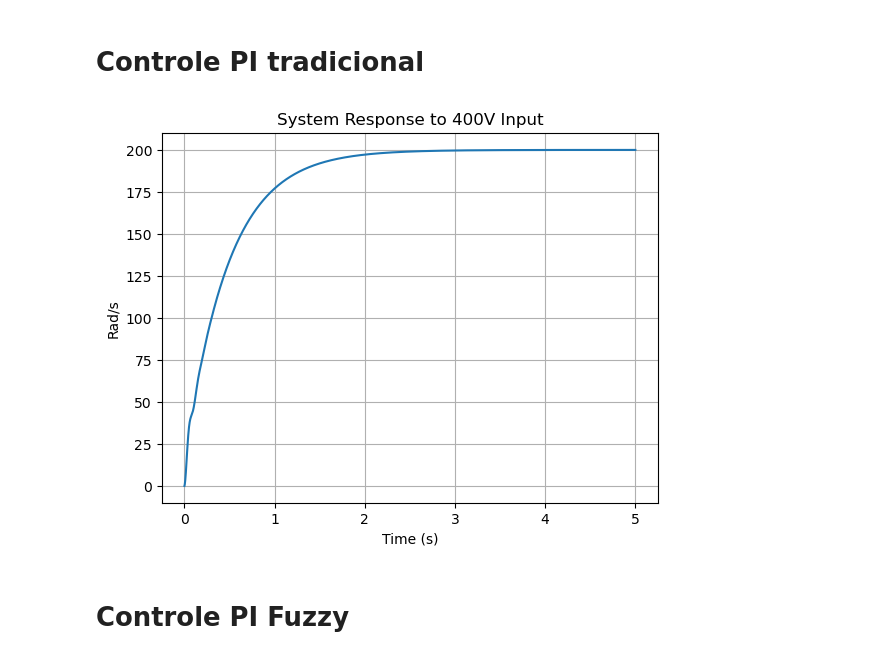
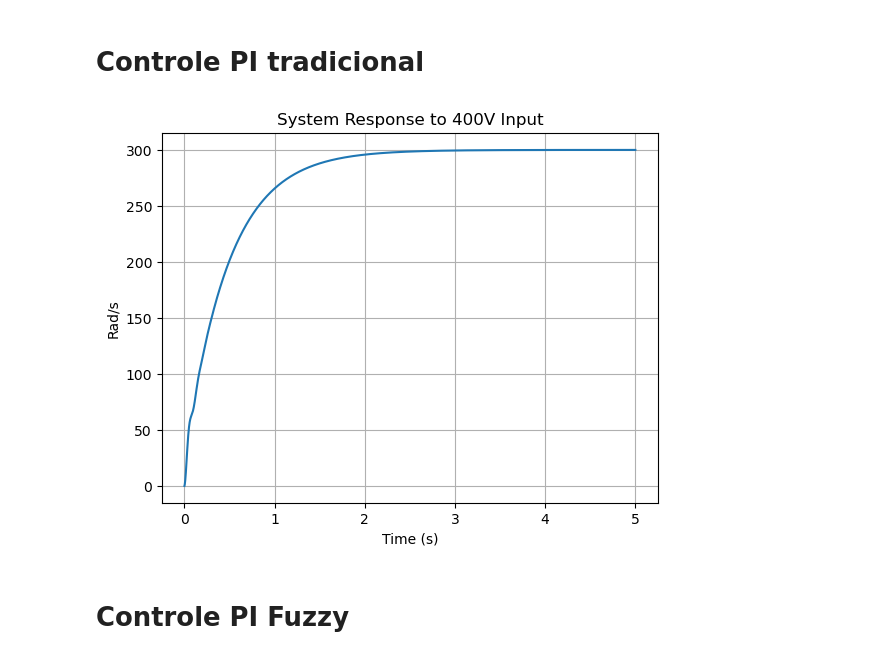
Before and after one commit to Nielo-47/ICA, a Jupyter notebook: fuzzy_dc_motor.ipynb, the cells around one changed output. Cells and saved outputs as stored; diff of their text form; code cells hidden in the pictures.

```diff
--- a/fuzzy_dc_motor.ipynb
+++ b/fuzzy_dc_motor.ipynb
@@ -168,35 +167,35 @@ import numpy as np
 import matplotlib.pyplot as plt
 
 # Define the sampling time
 T = 0.00175
 
 # Define the transfer functions
 num_gpz = [0.0058540, 0, 0]
 den_gpz = [1, -1.9224928, 0.9337476]
 
 gpz = ct.TransferFunction(num_gpz, den_gpz, T)
 gpi = 0.15 * ct.TransferFunction([1, -0.95], [1, -1], T)
 # gpid = 1 * ctrl.TransferFunction([1, -0.2], [1, -0.1], T)
 
 # Compute the closed-loop transfer function
 sys_open_loop = ct.series(gpz, gpi)  # C(s) * G(s)
 sys_closed_loop = ct.feedback(sys_open_loop, 1)
 
 # Root locus plot
 # Simulate system response to a 400V input and 0 load
 time = np.arange(0, 5, T)
-T_out, yout = ct.forced_response(sys_closed_loop, T=time, U=np.ones_like(time)*200)
+T_out, yout = ct.forced_response(sys_closed_loop, T=time, U=np.ones_like(time)*300)
 
 # Plot the response
 plt.figure()
 plt.plot(T_out, yout)
 plt.xlabel('Time (s)')
 plt.ylabel('Rad/s')
 plt.title('System Response to 400V Input')
 plt.grid()
 plt.show()
 # %% [output]
-[figure, old version]
+[figure, new version]
 # %% [markdown]
 # Controle PI Fuzzy
 # %%
```
Also changed, not shown: parts of 9 cells of this notebook, 2 other files.
